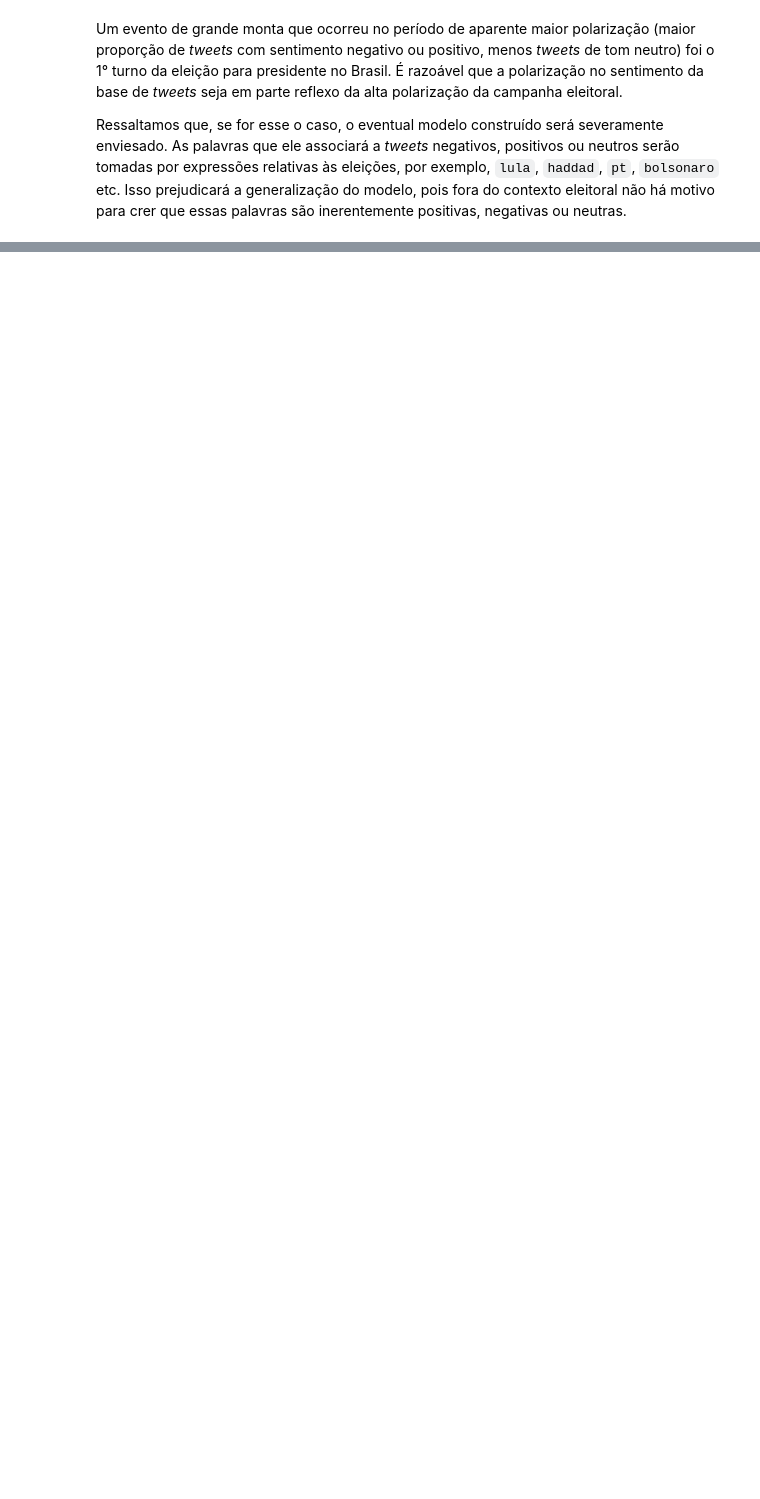
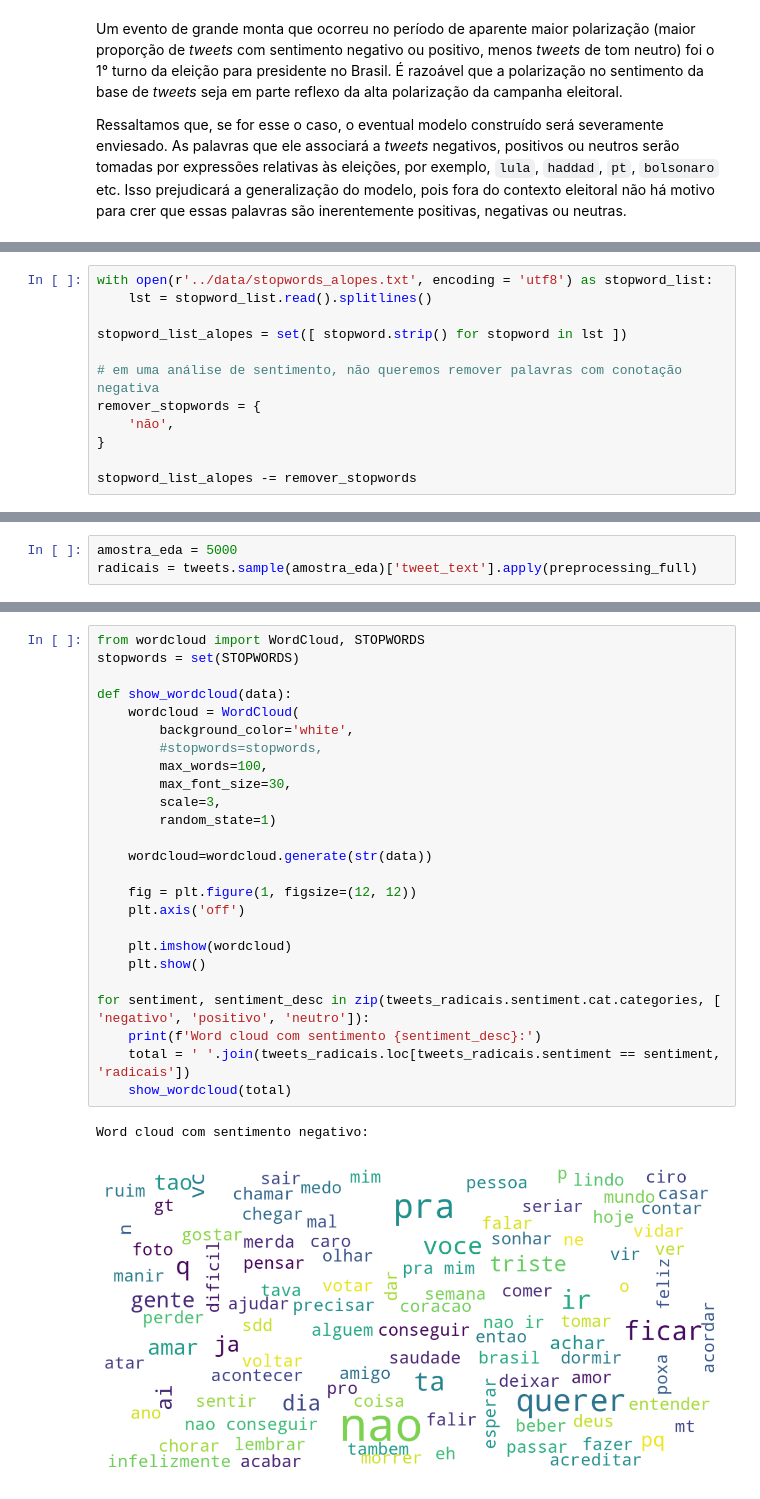
Before and after one commit to flimao/analise-sentimento-twitter, a Jupyter notebook: notebooks_exploration/2_eda.ipynb, the cells around one changed output, grey strips where cells are left out. Drawn from its saved outputs; the diff is of its cells as text; blank space fills up the shorter version.

```diff
--- a/notebooks_exploration/2_eda.ipynb
+++ b/notebooks_exploration/2_eda.ipynb
@@ -191,0 +225,12 @@ Ressaltamos que, se for esse o caso, o eventual modelo construído será severam
+# %%
+with open(r'../data/stopwords_alopes.txt', encoding = 'utf8') as stopword_list:
+    lst = stopword_list.read().splitlines()
+
+stopword_list_alopes = set([ stopword.strip() for stopword in lst ])
+
+# em uma análise de sentimento, não queremos remover palavras com conotação negativa
+remover_stopwords = {
+    'não',
+}
+
+stopword_list_alopes -= remover_stopwords
@@ -191,0 +360,3 @@ Ressaltamos que, se for esse o caso, o eventual modelo construído será severam
+# %%
+amostra_eda = 5000
+radicais = tweets.sample(amostra_eda)['tweet_text'].apply(preprocessing_full)
@@ -191,0 +441,28 @@ Ressaltamos que, se for esse o caso, o eventual modelo construído será severam
+# %%
+from wordcloud import WordCloud, STOPWORDS
+stopwords = set(STOPWORDS)
+
+def show_wordcloud(data):
+    wordcloud = WordCloud(
+        background_color='white',
+        #stopwords=stopwords,
+        max_words=100,
+        max_font_size=30,
+        scale=3,
+        random_state=1)
+
+    wordcloud=wordcloud.generate(str(data))
+
+    fig = plt.figure(1, figsize=(12, 12))
+    plt.axis('off')
+
+    plt.imshow(wordcloud)
+    plt.show()
+
+for sentiment, sentiment_desc in zip(tweets_radicais.sentiment.cat.categories, [ 'negativo', 'positivo', 'neutro']):
+    print(f'Word cloud com sentimento {sentiment_desc}:')
+    total = ' '.join(tweets_radicais.loc[tweets_radicais.sentiment == sentiment, 'radicais'])
+    show_wordcloud(total)
+# %% [output]
+Word cloud com sentimento negativo:
+[figure, added]
```
Also changed, not shown: parts of 24 cells of this notebook.
